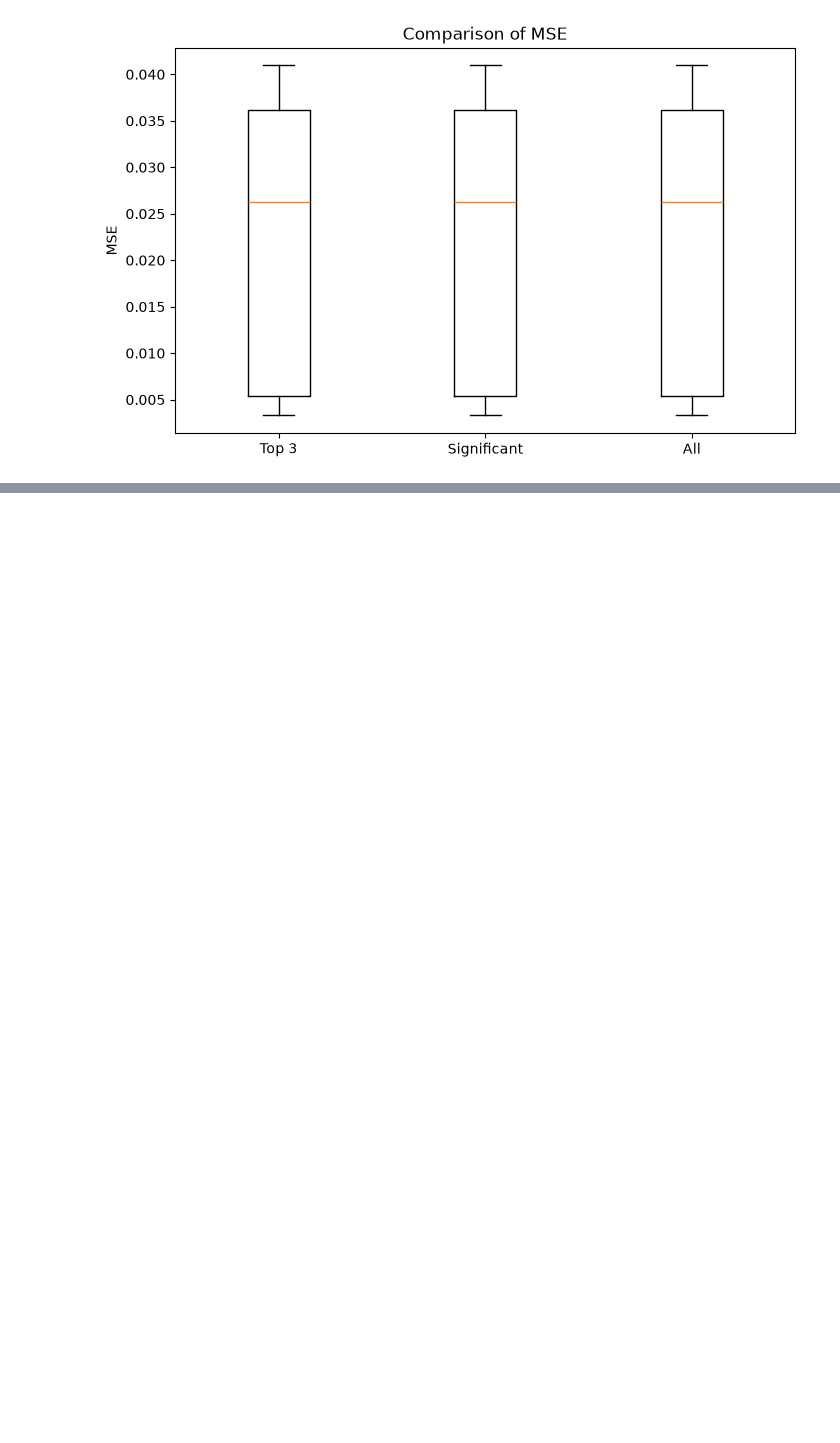
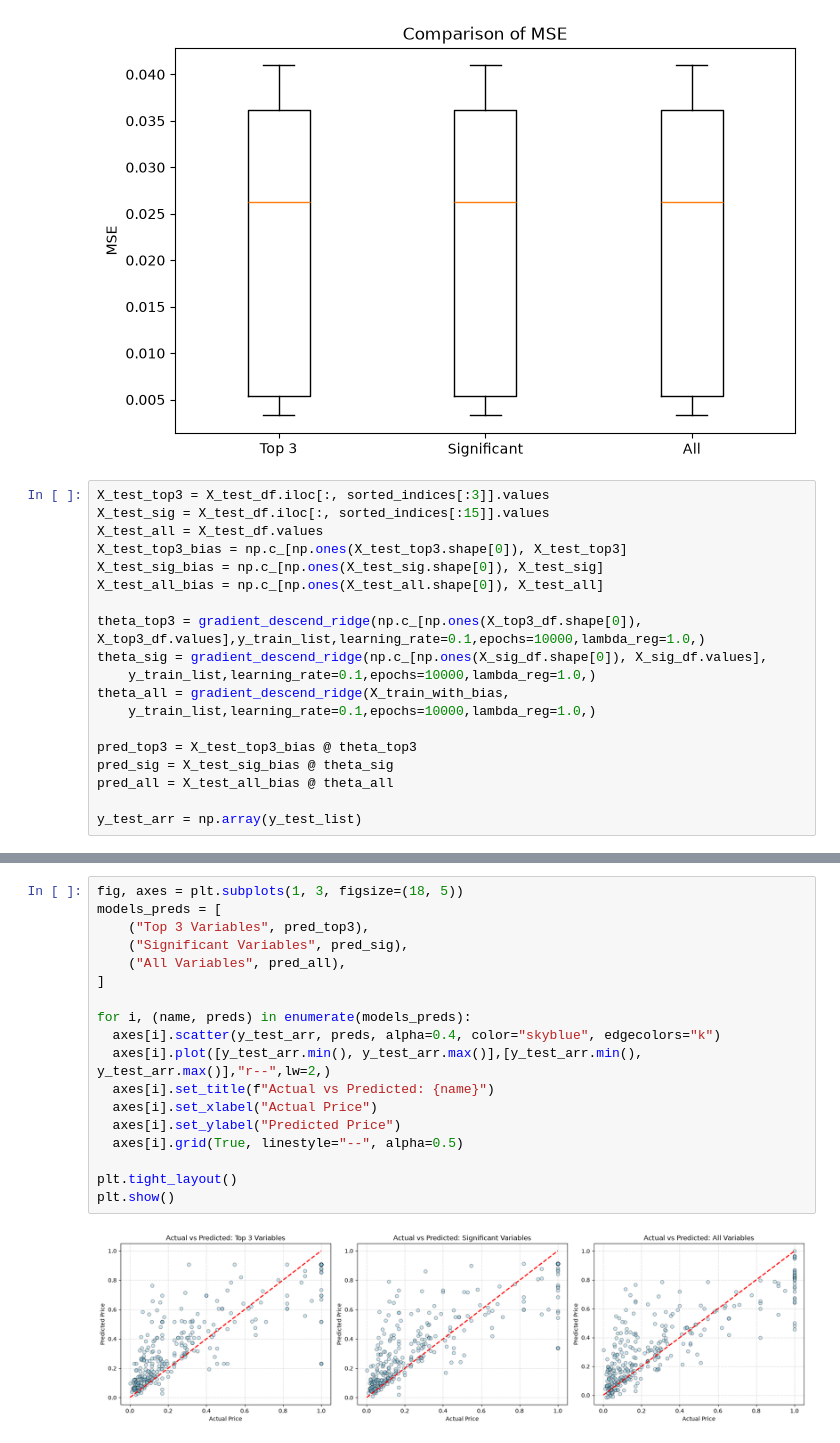
Before and after one commit to polinichcka-coding/Machine-Learning-subject, a Jupyter notebook: ML_lab1/lab1.ipynb, the cells around one changed output, grey strips where cells are left out. Cells and saved outputs as stored; diff of their text form; blank space fills up the shorter version.

```diff
--- a/ML_lab1/lab1.ipynb
+++ b/ML_lab1/lab1.ipynb
@@ -664,3 +664,22 @@ plt.ylabel("MSE")
 plt.show()
 # %% [output]
 [figure]
+# %%
+X_test_top3 = X_test_df.iloc[:, sorted_indices[:3]].values
+X_test_sig = X_test_df.iloc[:, sorted_indices[:15]].values
+X_test_all = X_test_df.values
+X_test_top3_bias = np.c_[np.ones(X_test_top3.shape[0]), X_test_top3]
+X_test_sig_bias = np.c_[np.ones(X_test_sig.shape[0]), X_test_sig]
+X_test_all_bias = np.c_[np.ones(X_test_all.shape[0]), X_test_all]
+
+theta_top3 = gradient_descend_ridge(np.c_[np.ones(X_top3_df.shape[0]), X_top3_df.values],y_train_list,learning_rate=0.1,epochs=10000,lambda_reg=1.0,)
+theta_sig = gradient_descend_ridge(np.c_[np.ones(X_sig_df.shape[0]), X_sig_df.values],
+    y_train_list,learning_rate=0.1,epochs=10000,lambda_reg=1.0,)
+theta_all = gradient_descend_ridge(X_train_with_bias,
+    y_train_list,learning_rate=0.1,epochs=10000,lambda_reg=1.0,)
+
+pred_top3 = X_test_top3_bias @ theta_top3
+pred_sig = X_test_sig_bias @ theta_sig
+pred_all = X_test_all_bias @ theta_all
+
+y_test_arr = np.array(y_test_list)
@@ -666,0 +710,20 @@ plt.show()
+# %%
+fig, axes = plt.subplots(1, 3, figsize=(18, 5))
+models_preds = [
+    ("Top 3 Variables", pred_top3),
+    ("Significant Variables", pred_sig),
+    ("All Variables", pred_all),
+]
+
+for i, (name, preds) in enumerate(models_preds):
+  axes[i].scatter(y_test_arr, preds, alpha=0.4, color="skyblue", edgecolors="k")
+  axes[i].plot([y_test_arr.min(), y_test_arr.max()],[y_test_arr.min(), y_test_arr.max()],"r--",lw=2,)
+  axes[i].set_title(f"Actual vs Predicted: {name}")
+  axes[i].set_xlabel("Actual Price")
+  axes[i].set_ylabel("Predicted Price")
+  axes[i].grid(True, linestyle="--", alpha=0.5)
+
+plt.tight_layout()
+plt.show()
+# %% [output]
+[figure, added]
```
Also changed, not shown: parts of 2 cells of this notebook.
